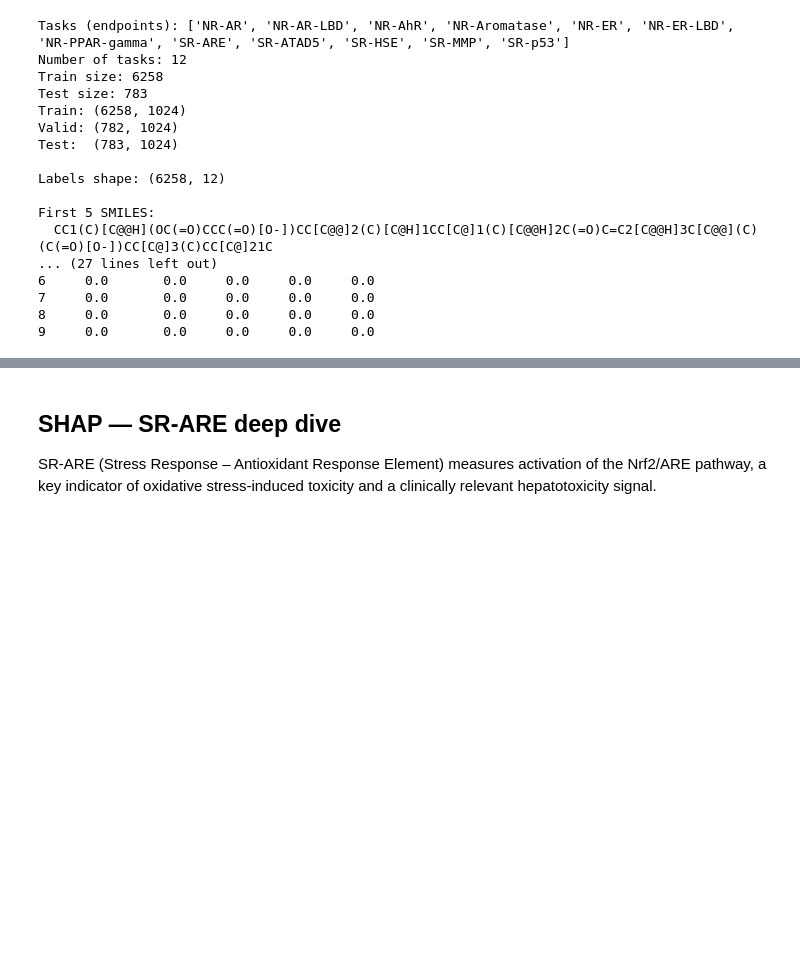
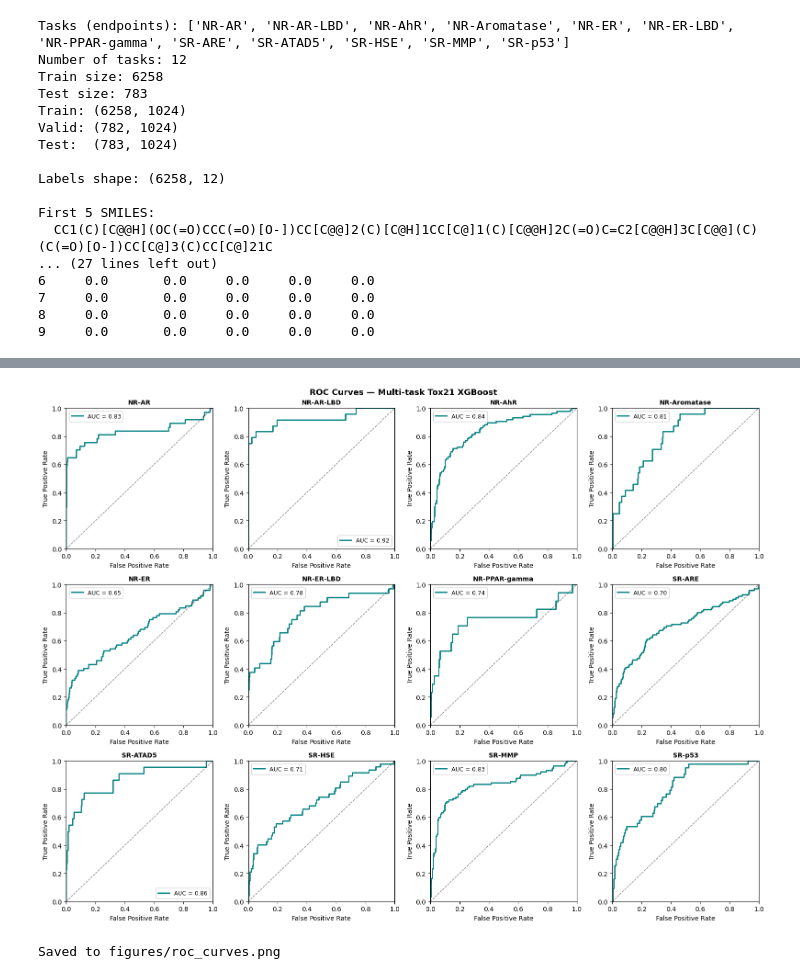
Before and after one commit to cecilesde/admet-toxicity-predictor, a Jupyter notebook: notebooks/02_multitask_model.ipynb, the cells around one changed output, grey strips where cells are left out. Cells and saved outputs as stored; diff of their text form; code cells hidden in the pictures; blank space fills up the shorter version.

Commit message:
Add multitask XGBoost model, Streamlit app, ROC/SHAP figures, updated README

```diff
--- a/notebooks/02_multitask_model.ipynb
+++ b/notebooks/02_multitask_model.ipynb
@@ -146,0 +227,14 @@ print(f"Max AUC:  {results['Test AUC'].max():.3f}  ({results.iloc[0]['Endpoint']
+# %%
+test_smiles = test_dataset.ids[0]
+print(f"\nTest molecule: {test_smiles}")
+
+gen  = rdFingerprintGenerator.GetMorganGenerator(radius=2, fpSize=1024)
+mol = Chem.MolFromSmiles(test_smiles)
+fp = gen.GetFingerprintAsNumPy(mol)
+fp_array = np.array(fp).reshape(1, -1)
+
+print("\nPredictions:")
+for task, clf in models.items():
+    prob = clf.predict_proba(fp_array)[0, 1]
+    flag = "🔴" if prob > 0.7 else "🟡" if prob > 0.4 else "🟢"
+    print(f"  {flag} {task}: {prob:.3f}")
@@ -147,28 +257,36 @@ print(f"Max AUC:  {results['Test AUC'].max():.3f}  ({results.iloc[0]['Endpoint']
 # %%
-fig, axes = plt.subplots(3, 4, figsize=(16, 11))
+import os
+os.makedirs('../figures', exist_ok=True)
+
+fig, axes = plt.subplots(3, 4, figsize=(16, 12))
 axes = axes.flatten()
 
 for i, task in enumerate(tasks):
-    mask = w_test[:, i] != 0
-    y_pred = models[task].predict_proba(X_test[mask])[:, 1]
-    fpr, tpr, _ = roc_curve(y_test_clean[mask, i], y_pred)
-    auc = aucs[task]
+    valid_mask = w_test[:, i] > 0
+    y_true = y_test_clean[valid_mask, i]
+    y_score = models[task].predict_proba(X_test[valid_mask])[:, 1]
 
-    axes[i].plot(fpr, tpr, lw=2, label=f'AUC = {auc:.3f}')
-    axes[i].plot([0, 1], [0, 1], 'k--', lw=1, alpha=0.5)
-    axes[i].set_title(task, fontsize=11, fontweight='bold')
-    axes[i].set_xlabel('FPR')
-    axes[i].set_ylabel('TPR')
-    axes[i].legend(loc='lower right', fontsize=9)
-    axes[i].set_xlim([0, 1])
-    axes[i].set_ylim([0, 1.02])
+    try:
+        fpr, tpr, _ = roc_curve(y_true, y_score)
+        auc = roc_auc_score(y_true, y_score)
 
-plt.suptitle(f'ROC Curves — 12 Tox21 Endpoints (Mean AUC = {np.mean(list(aucs.values())):.3f})',
-             fontsize=13, y=1.01)
+        axes[i].plot(fpr, tpr, color='teal', lw=2, label=f'AUC = {auc:.2f}')
+        axes[i].plot([0, 1], [0, 1], 'k--', lw=1, alpha=0.5)
+        axes[i].set_title(task, fontsize=10, fontweight='bold')
+        axes[i].set_xlabel('False Positive Rate')
+        axes[i].set_ylabel('True Positive Rate')
+        axes[i].legend(fontsize=9)
+        axes[i].set_xlim([0, 1])
+        axes[i].set_ylim([0, 1])
+    except:
+        axes[i].set_title(f"{task}\n(insufficient data)")
+
+plt.suptitle('ROC Curves — Multi-task Tox21 XGBoost',
+             fontsize=13, fontweight='bold')
 plt.tight_layout()
 plt.savefig('../figures/roc_curves.png', dpi=150, bbox_inches='tight')
 plt.show()
+print("Saved to figures/roc_curves.png")
+# %% [output]
+[figure, added]
+Saved to figures/roc_curves.png
-# %% [markdown]
-## SHAP — SR-ARE deep dive
-
-SR-ARE (Stress Response – Antioxidant Response Element) measures activation of the Nrf2/ARE pathway, a key indicator of oxidative stress-induced toxicity and a clinically relevant hepatotoxicity signal.
```
Also changed, not shown: parts of 15 cells of this notebook.
